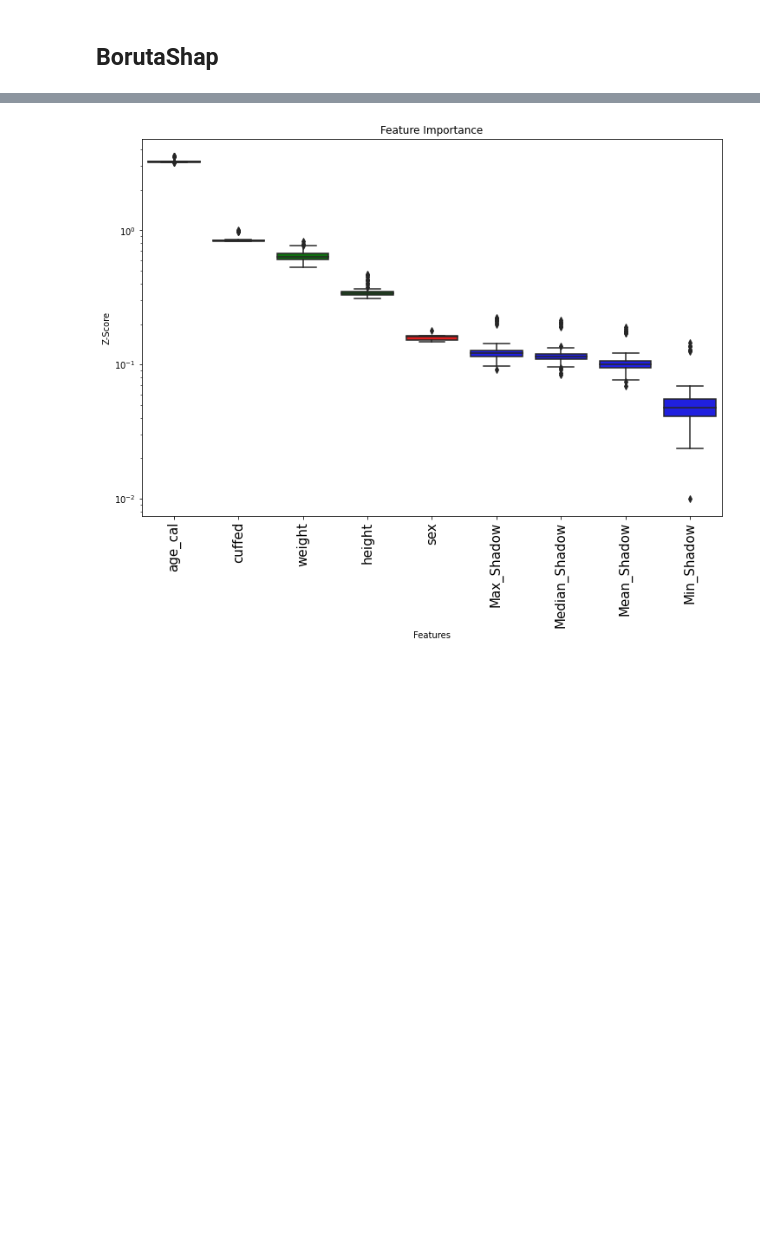
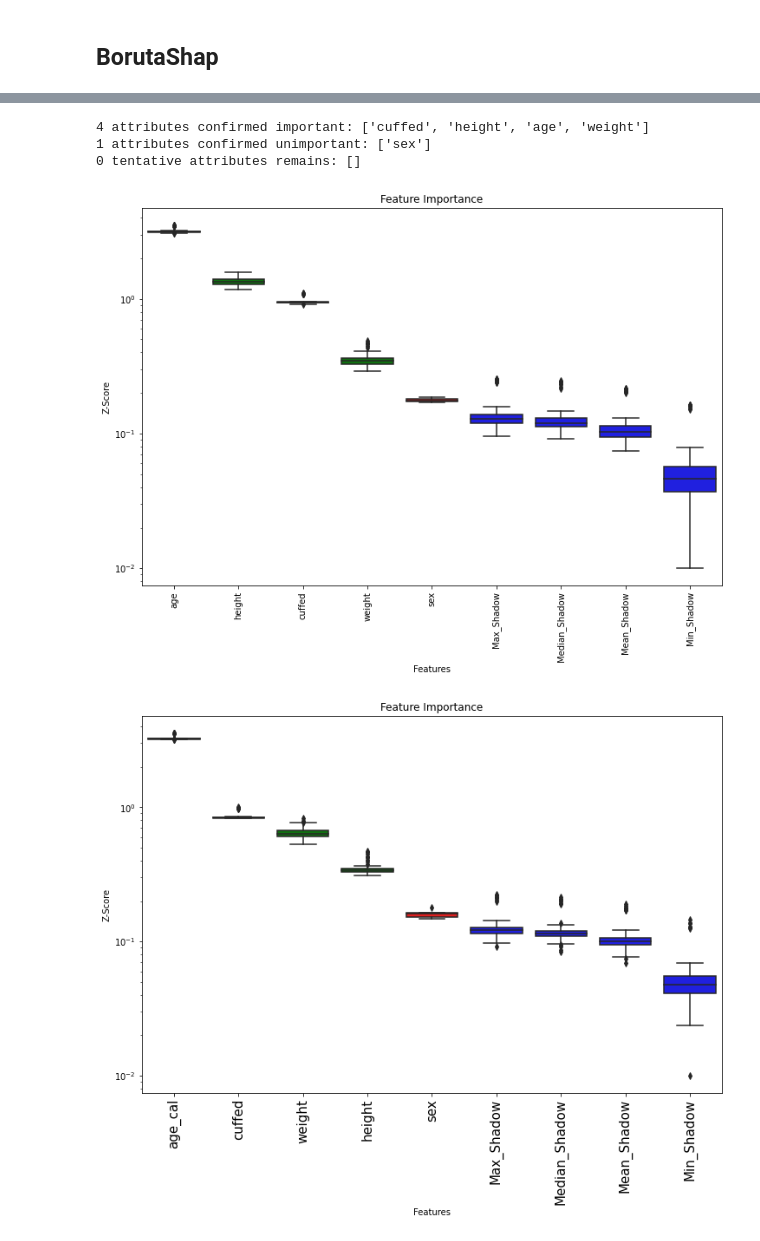
Before and after one commit to Hyeonsik/ETT, a Jupyter notebook: BorutaShap.ipynb, the cells around one changed output, grey strips where cells are left out. Cells and saved outputs as stored; diff of their text form; code cells hidden in the pictures; blank space fills up the shorter version.

```diff
--- a/BorutaShap.ipynb
+++ b/BorutaShap.ipynb
@@ -46,3 +75,33 @@ xgbr.load_model('result/size/acc1-0.601_acc3-0.966_XGBR_10fold/model.model')
+# %%
+# feature selection using BorutaShap
+from BorutaShap import BorutaShap
+
+SEED = 98
+xgbr = xgb.XGBRegressor()
+
+Feature_Selector = BorutaShap(model=xgbr,
+                              importance_measure='shap',
+                              classification=False,
+                              percentile=100,
+                              pvalue=0.05)
+
+Feature_Selector.fit(X=X,
+                     y=y_train,
+                     n_trials=100,
+                     sample=False,
+                     train_or_test = 'train',
+                     normalize=True,
+                     verbose=True,
+                     random_state=SEED)
+
+# boruta plot
+Feature_Selector.plot(X_size=10,
+                       which_features='all')
+# %% [output]
+4 attributes confirmed important: ['cuffed', 'height', 'age', 'weight']
+1 attributes confirmed unimportant: ['sex']
+0 tentative attributes remains: []
+[figure, added]
 # %%
 # feature selection using BorutaShap
 from BorutaShap import BorutaShap
```
Also changed, not shown: parts of 22 cells of this notebook, 38 other files.
